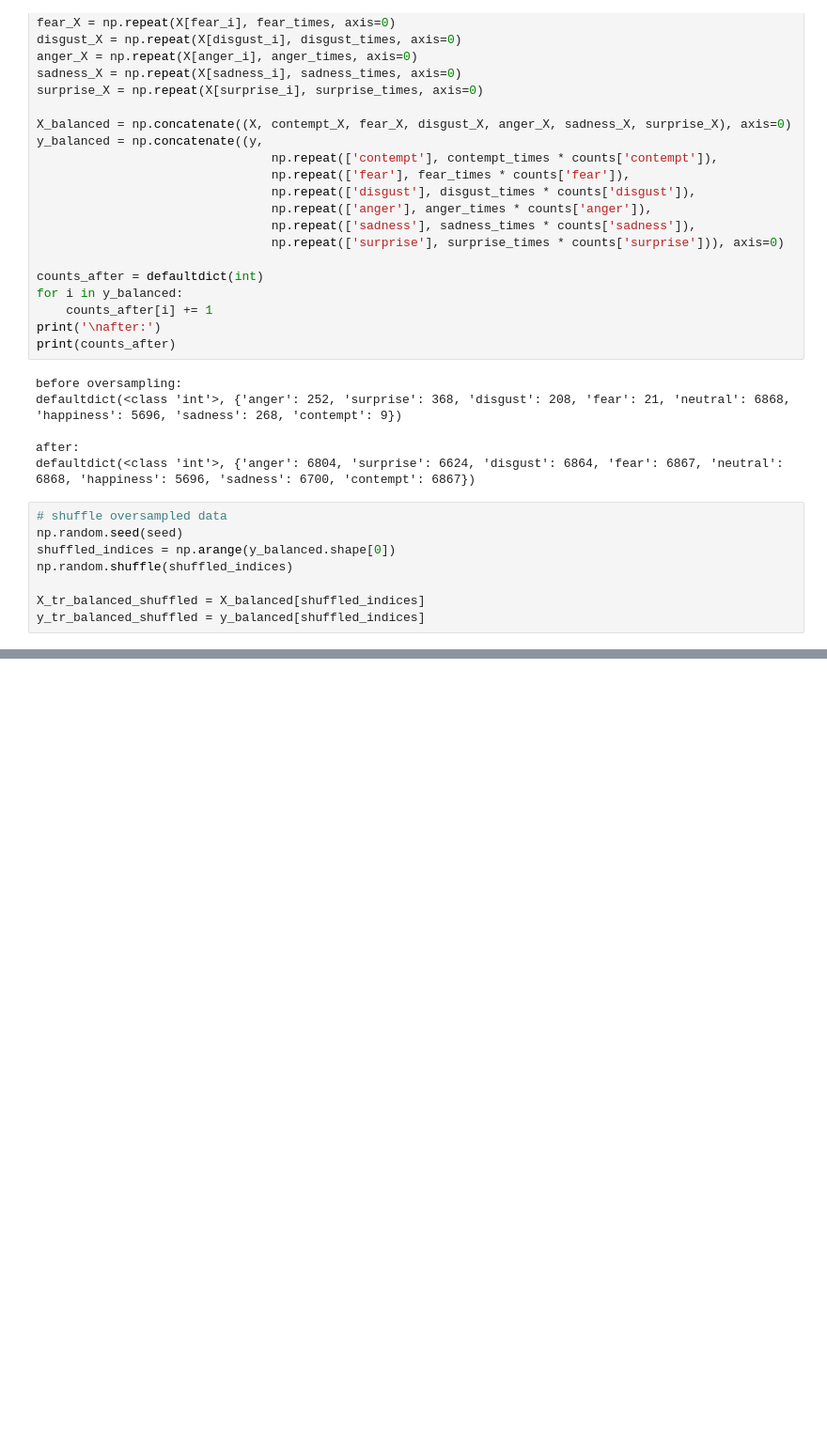
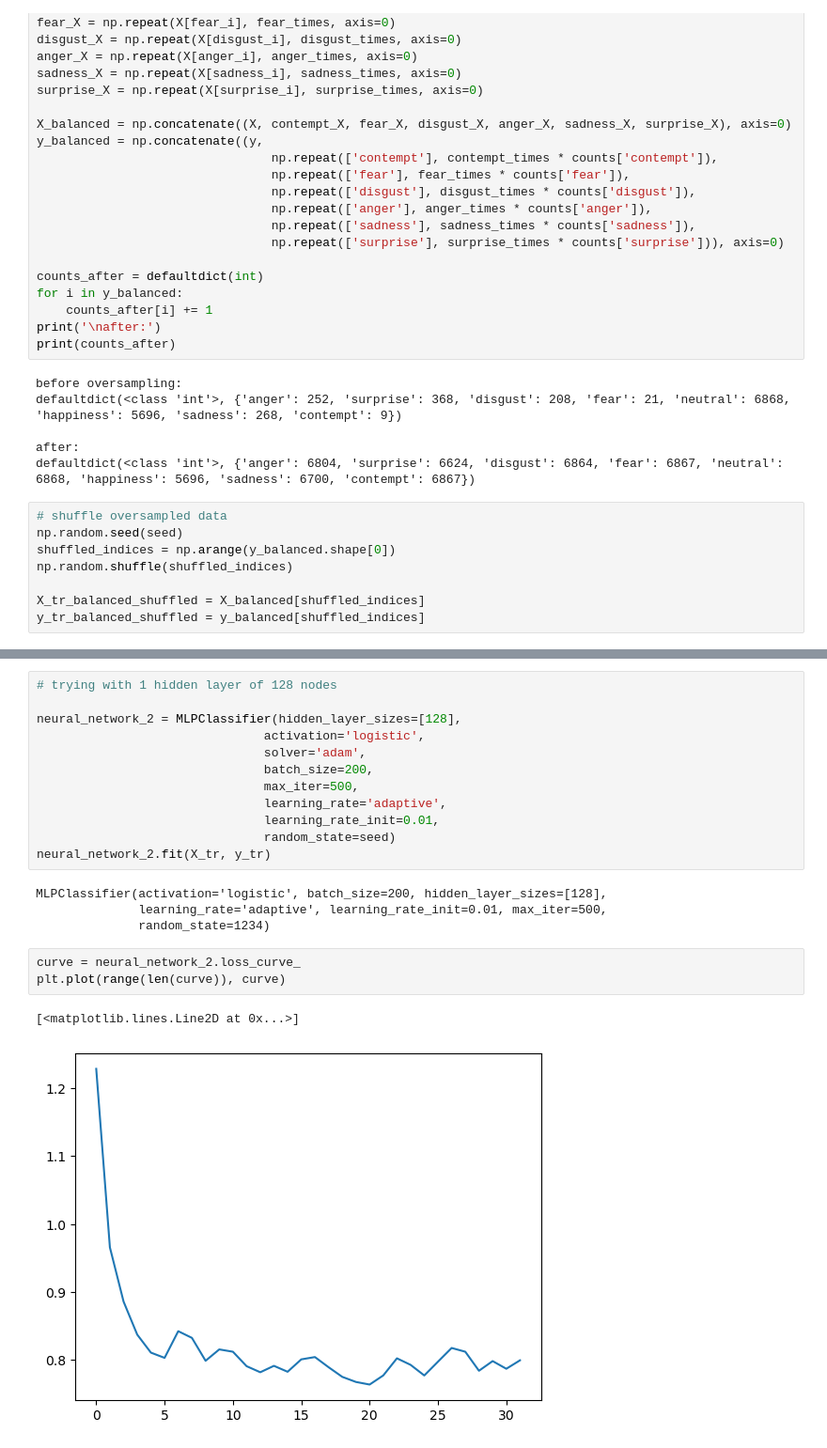
Before and after one commit to devvpat/facial_expressions_learning, a Jupyter notebook: project.ipynb, the cells around one changed output, grey strips where cells are left out. Shown at 94% size. Saved outputs shown, nothing was run; the diff lists cells and outputs as text; blank space fills up the shorter version.

```diff
--- a/project.ipynb
+++ b/project.ipynb
@@ -200,0 +214,22 @@ evaluation error rate: 0.26684180896978793
+# %%
+# trying with 1 hidden layer of 128 nodes
+
+neural_network_2 = MLPClassifier(hidden_layer_sizes=[128],
+                               activation='logistic',
+                               solver='adam',
+                               batch_size=200,
+                               max_iter=500,
+                               learning_rate='adaptive',
+                               learning_rate_init=0.01,
+                               random_state=seed)
+neural_network_2.fit(X_tr, y_tr)
+# %% [output]
+MLPClassifier(activation='logistic', batch_size=200, hidden_layer_sizes=[128],
+              learning_rate='adaptive', learning_rate_init=0.01, max_iter=500,
+              random_state=1234)
+# %%
+curve = neural_network_2.loss_curve_
+plt.plot(range(len(curve)), curve)
+# %% [output]
+[<matplotlib.lines.Line2D at 0x...>]
+[figure, added]
```
Also changed, not shown: parts of 9 cells of this notebook, 2 other files.
